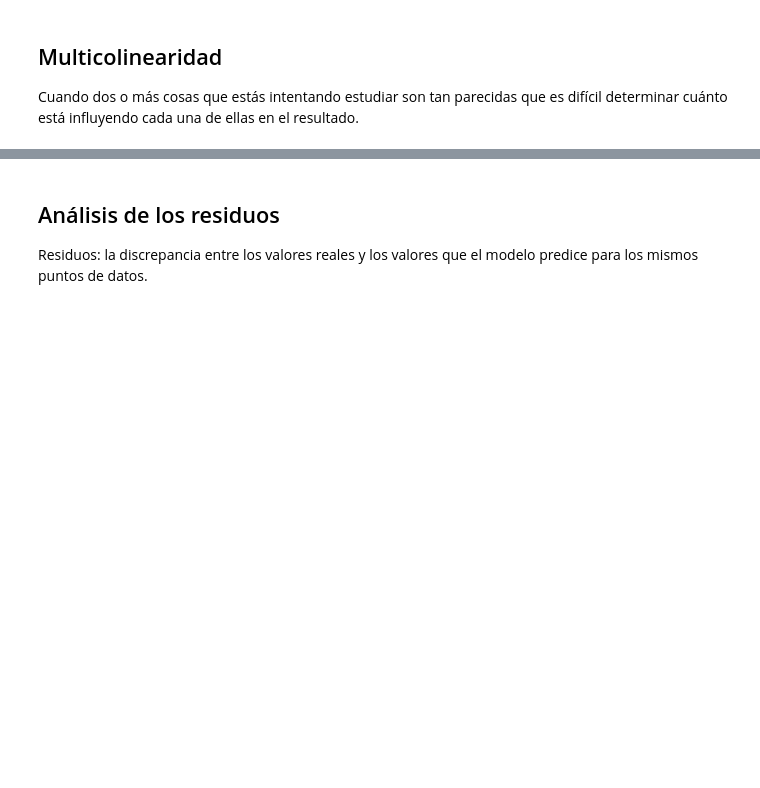
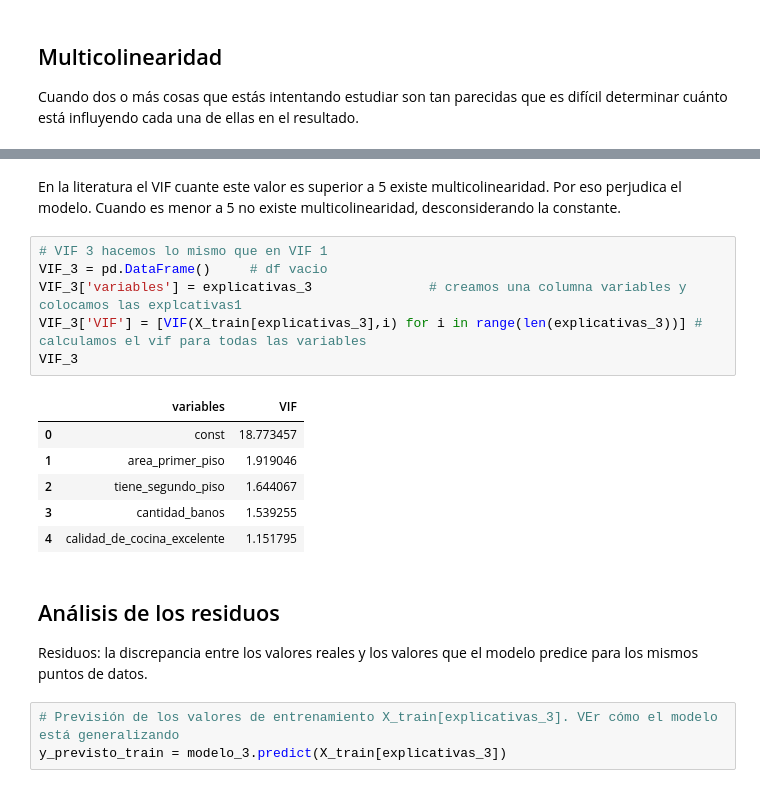
Before and after one commit to evs-11/Data-Science-Probando-Relaciones-Con-Regresion-Lineal, a Jupyter notebook: precios_de_inmuebles_regresion_lineal.ipynb, the cells around one changed output, grey strips where cells are left out. Cells and saved outputs as stored; diff of their text form; blank space fills up the shorter version.

```diff
--- a/precios_de_inmuebles_regresion_lineal.ipynb
+++ b/precios_de_inmuebles_regresion_lineal.ipynb
@@ -600,4 +620,22 @@ Cuando dos o más cosas que estás intentando estudiar son tan parecidas que es
+# %% [markdown]
+En la literatura el VIF cuante este valor es superior a 5 existe multicolinearidad. Por eso perjudica el modelo. Cuando es menor a 5 no existe multicolinearidad, desconsiderando la constante.
+# %%
+# VIF 3 hacemos lo mismo que en VIF 1
+VIF_3 = pd.DataFrame()     # df vacio
+VIF_3['variables'] = explicativas_3               # creamos una columna variables y colocamos las explcativas1
+VIF_3['VIF'] = [VIF(X_train[explicativas_3],i) for i in range(len(explicativas_3))] # calculamos el vif para todas las variables
+VIF_3
+# %% [output]
+|  | variables | VIF |
+| 0 | const | 18.773457 |
+| 1 | area_primer_piso | 1.919046 |
+| 2 | tiene_segundo_piso | 1.644067 |
+| 3 | cantidad_banos | 1.539255 |
+| 4 | calidad_de_cocina_excelente | 1.151795 |
 # %% [markdown]
 ## Análisis de los residuos
 
 Residuos: la discrepancia entre los valores reales y los valores que el modelo predice para los mismos puntos de datos.
+# %%
+# Previsión de los valores de entrenamiento X_train[explicativas_3]. VEr cómo el modelo está generalizando
+y_previsto_train = modelo_3.predict(X_train[explicativas_3])
```
Also changed, not shown: parts of 10 cells of this notebook.
